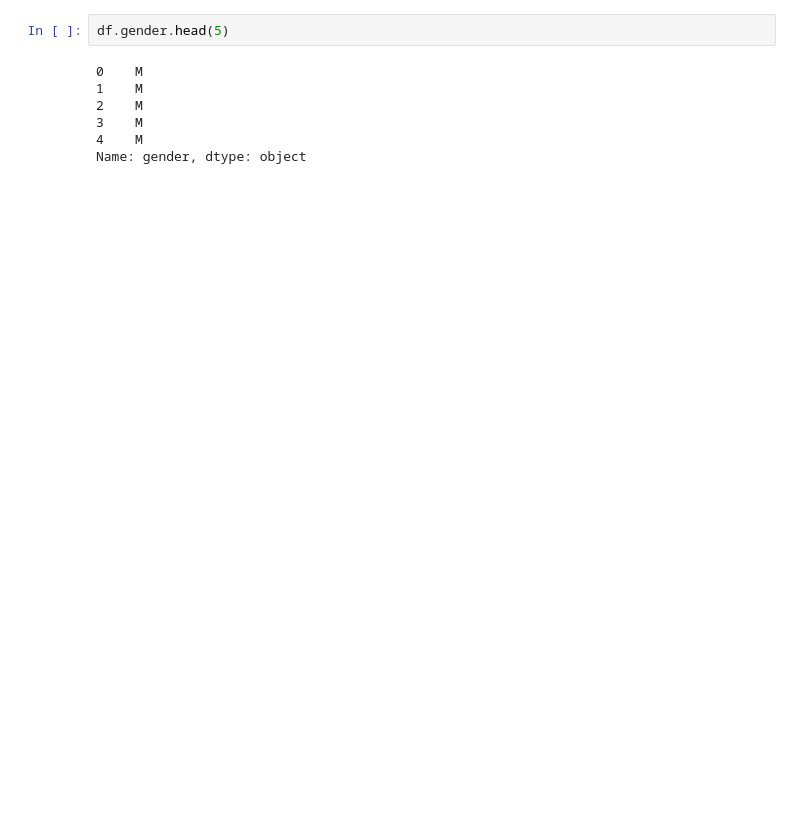
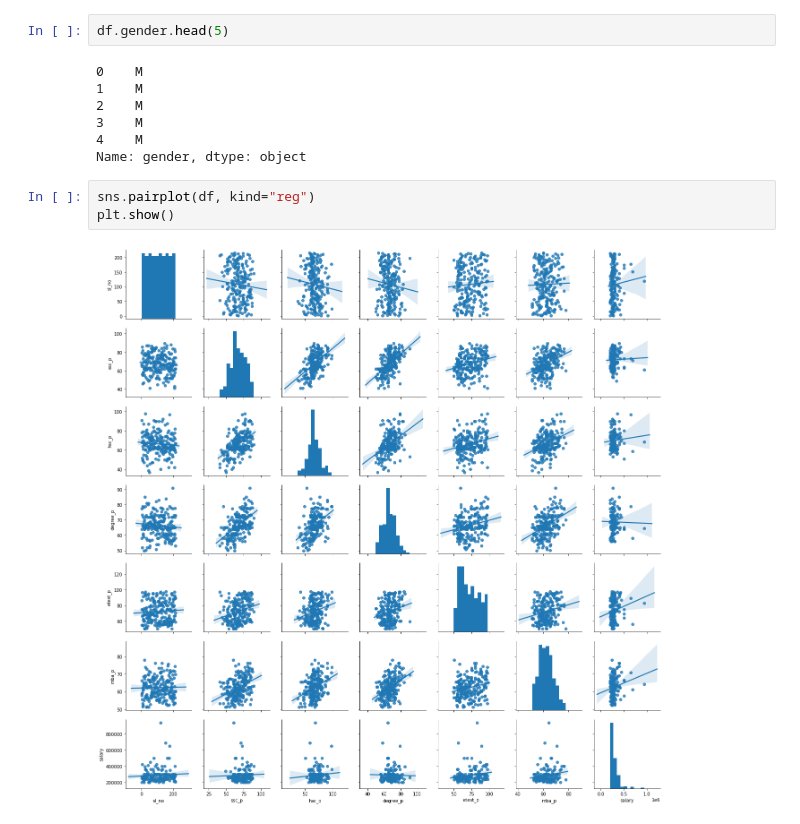
Before and after one commit to sunwenliang14/campus-placement, a Jupyter notebook: campus-placement.ipynb, the cells around one changed output. Drawn from its saved outputs; the diff is of its cells as text; blank space fills up the shorter version.

```diff
--- a/campus-placement.ipynb
+++ b/campus-placement.ipynb
@@ -22,3 +22,8 @@ df.gender.head(5)
 3    M
 4    M
 Name: gender, dtype: object
+# %%
+sns.pairplot(df, kind="reg")
+plt.show()
+# %% [output]
+[figure, added]
```
